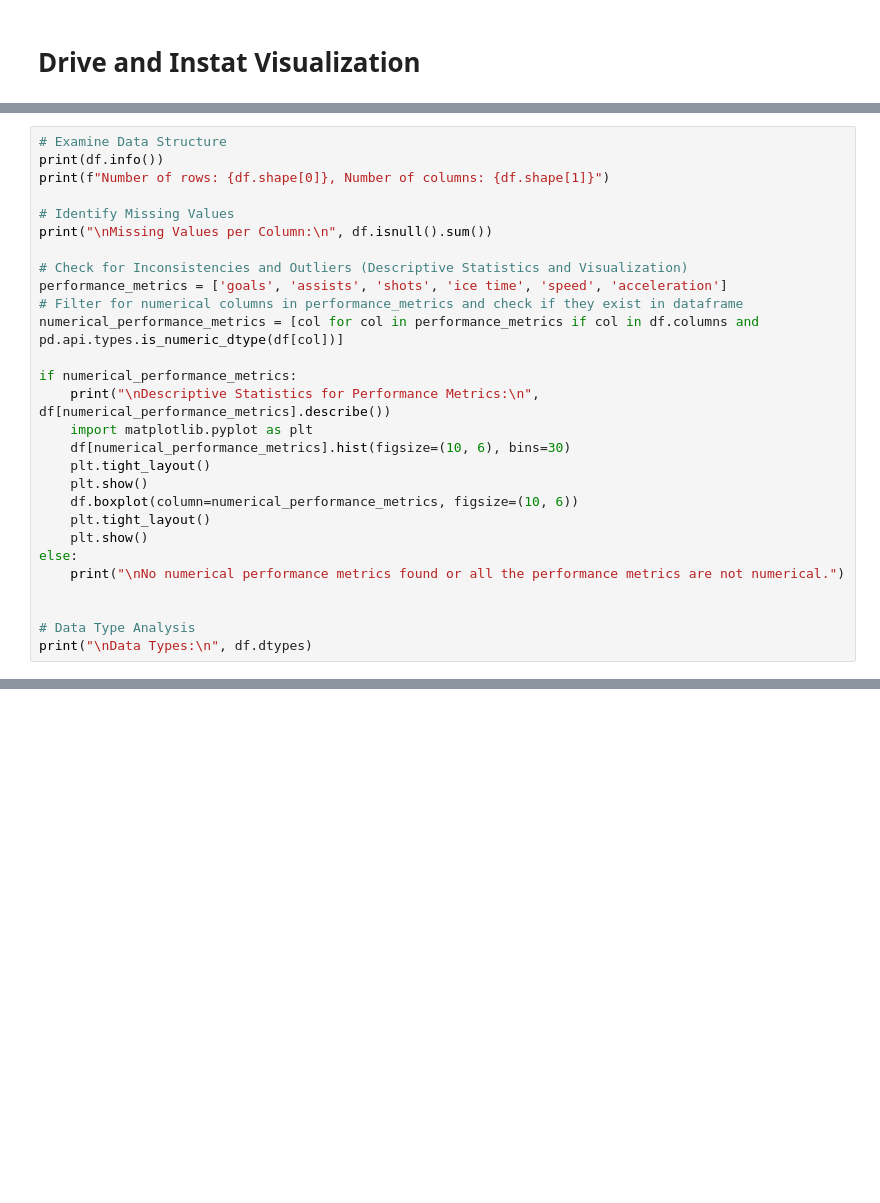
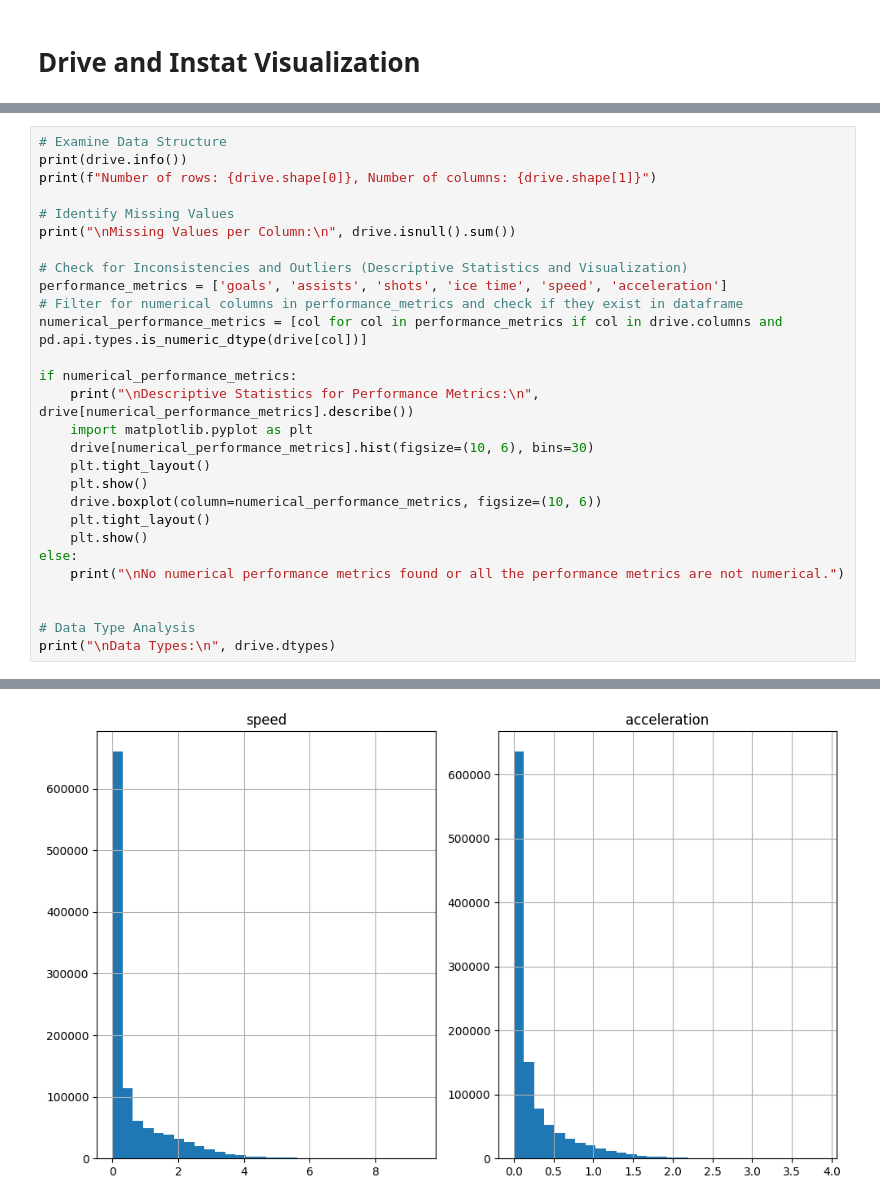
Before and after one commit to sarahsetiawan/Hood-Hockey, a Jupyter notebook: DataAnalysis/Visualization.ipynb, the cells around one changed output, grey strips where cells are left out. Drawn from its saved outputs; the diff is of its cells as text; blank space fills up the shorter version.

Commit message:
drive and instat analysis

```diff
--- a/DataAnalysis/Visualization.ipynb
+++ b/DataAnalysis/Visualization.ipynb
@@ -38,23 +45,23 @@ for file_name, drive in dataframes.items():
 # %%
 # Examine Data Structure
-print(df.info())
-print(f"Number of rows: {df.shape[0]}, Number of columns: {df.shape[1]}")
+print(drive.info())
+print(f"Number of rows: {drive.shape[0]}, Number of columns: {drive.shape[1]}")
 
 # Identify Missing Values
-print("\nMissing Values per Column:\n", df.isnull().sum())
+print("\nMissing Values per Column:\n", drive.isnull().sum())
 
 # Check for Inconsistencies and Outliers (Descriptive Statistics and Visualization)
 performance_metrics = ['goals', 'assists', 'shots', 'ice time', 'speed', 'acceleration']
 # Filter for numerical columns in performance_metrics and check if they exist in dataframe
-numerical_performance_metrics = [col for col in performance_metrics if col in df.columns and pd.api.types.is_numeric_dtype(df[col])]
+numerical_performance_metrics = [col for col in performance_metrics if col in drive.columns and pd.api.types.is_numeric_dtype(drive[col])]
 
 if numerical_performance_metrics:
-    print("\nDescriptive Statistics for Performance Metrics:\n", df[numerical_performance_metrics].describe())
+    print("\nDescriptive Statistics for Performance Metrics:\n", drive[numerical_performance_metrics].describe())
     import matplotlib.pyplot as plt
-    df[numerical_performance_metrics].hist(figsize=(10, 6), bins=30)
+    drive[numerical_performance_metrics].hist(figsize=(10, 6), bins=30)
     plt.tight_layout()
     plt.show()
-    df.boxplot(column=numerical_performance_metrics, figsize=(10, 6))
+    drive.boxplot(column=numerical_performance_metrics, figsize=(10, 6))
     plt.tight_layout()
     plt.show()
 else:
@@ -62,4 +69,5 @@ else:
 
 
 # Data Type Analysis
-print("\nData Types:\n", df.dtypes)
+print("\nData Types:\n", drive.dtypes)
+# %% [output]
@@ -65,0 +91 @@ print("\nData Types:\n", df.dtypes)
+[figure, added]
```
Also changed, not shown: parts of 18 cells of this notebook, 6 other files.
